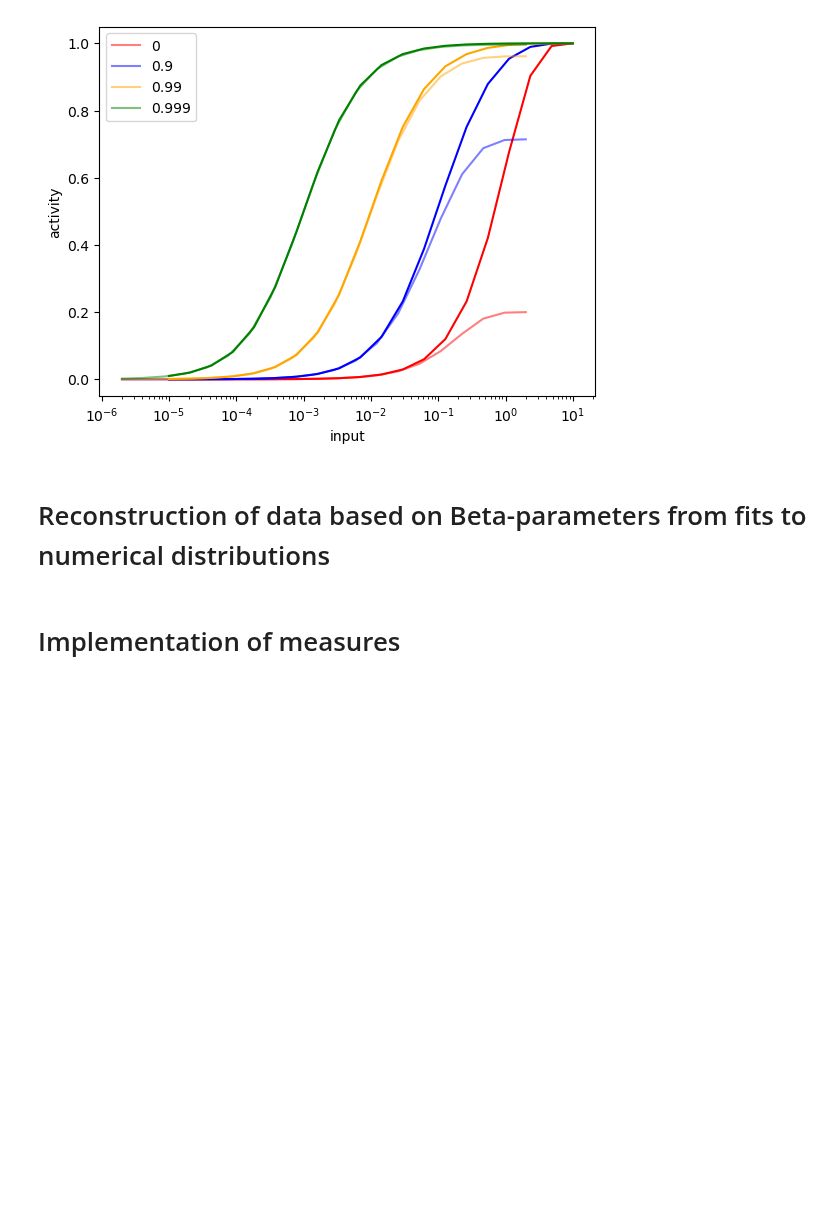
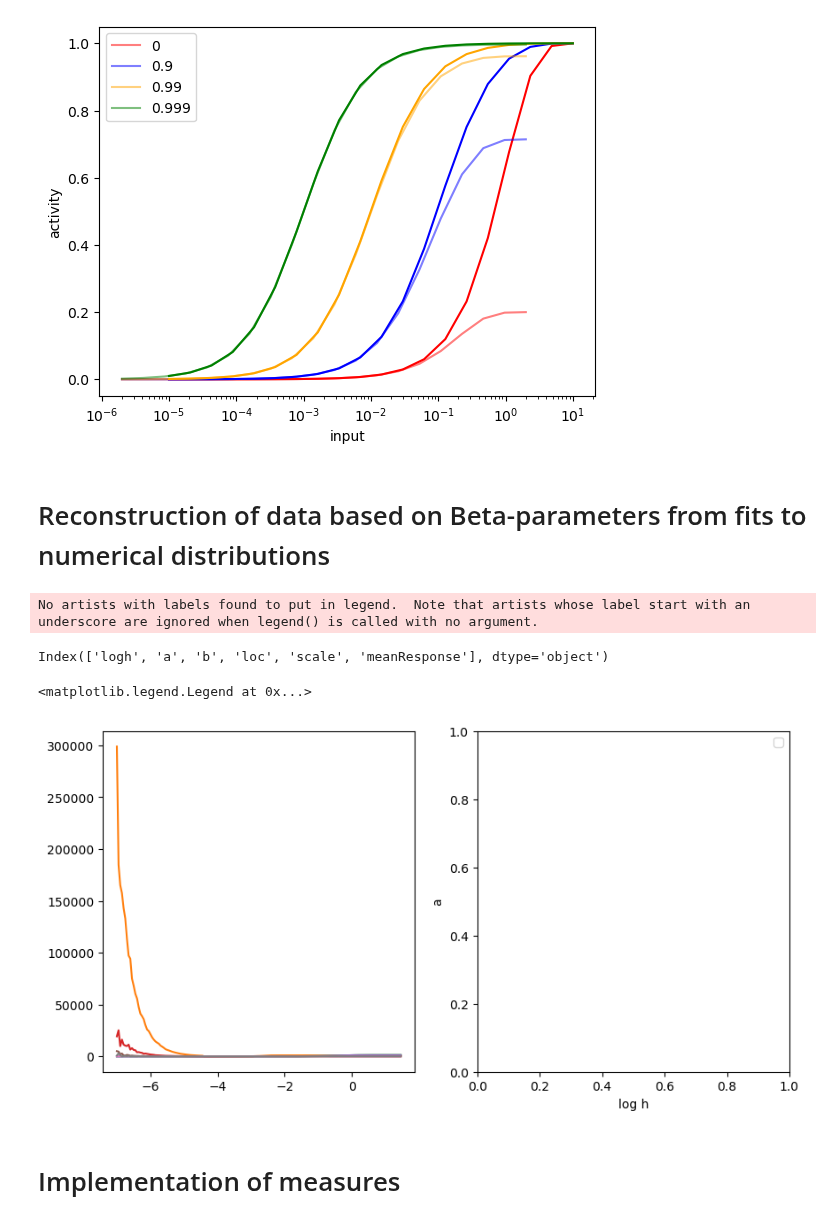
Before and after one commit to sahelazizpour/Finite-Observation-Dynamic-Range, a Jupyter notebook: 0_update/analysis.ipynb, the cells around one changed output. Cells and saved outputs as stored; diff of their text form; code cells hidden in the pictures; blank space fills up the shorter version.

Commit message:
starting complementary sets of analyses for cross check

```diff
--- a/0_update/analysis.ipynb
+++ b/0_update/analysis.ipynb
@@ -37,3 +35,29 @@ plt.legend()
+# %%
+# load parameters fo beta distribution from file
+def load_beta_params(filename):
+    with open(filename, 'rb') as f:
+        beta_params = pickle.load(f)
+    return beta_params
+
+beta_params = load_beta_params('../data/betaParams/subpop_k=100/epsilon=1.00e-01_subFix_window=1_realization=0.pkl')
+print(beta_params.keys())
+
+# plot beta parameters for different values of epsilon in two parallel subplots (a and b)
+fig, axes = plt.subplots(1, 2, figsize=(10, 5))
+epsilons = [1e-1, 1e-2, 1e-3, 1e-4]
+for epsilon in epsilons:
+    beta_params = load_beta_params('../data/betaParams/subpop_k=100/epsilon={:.2e}_subFix_window=1_realization=0.pkl'.format(epsilon))
+    axes[0].plot(beta_params['logh'], beta_params['a'], label='epsilon={}'.format(epsilon))
+    axes[1].plot(beta_params['logh'], beta_params['b'], label='epsilon={}'.format(epsilon))
+
+plt.xlabel("log h")
+plt.ylabel("a")
+plt.legend()
+# %% [output]
+No artists with labels found to put in legend.  Note that artists whose label start with an underscore are ignored when legend() is called with no argument.
+Index(['logh', 'a', 'b', 'loc', 'scale', 'meanResponse'], dtype='object')
+<matplotlib.legend.Legend at 0x...>
+[figure, added]
 # %% [markdown]
 # Implementation of measures
 # %% [markdown]
```
Also changed, not shown: parts of 1 cell of this notebook.
